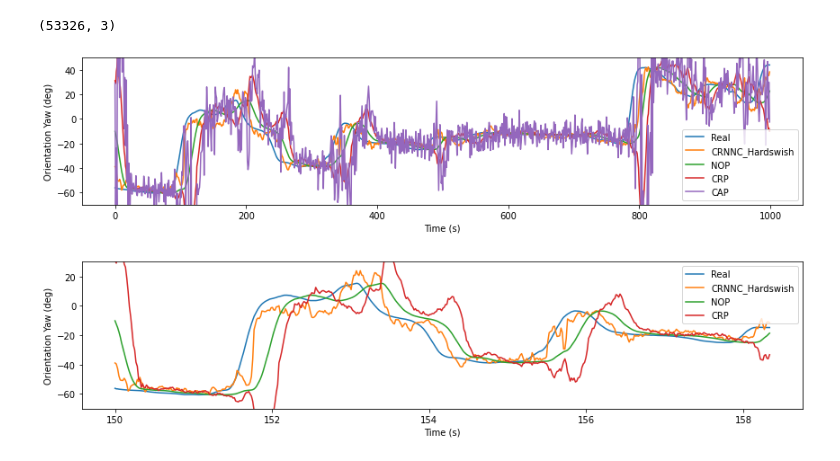
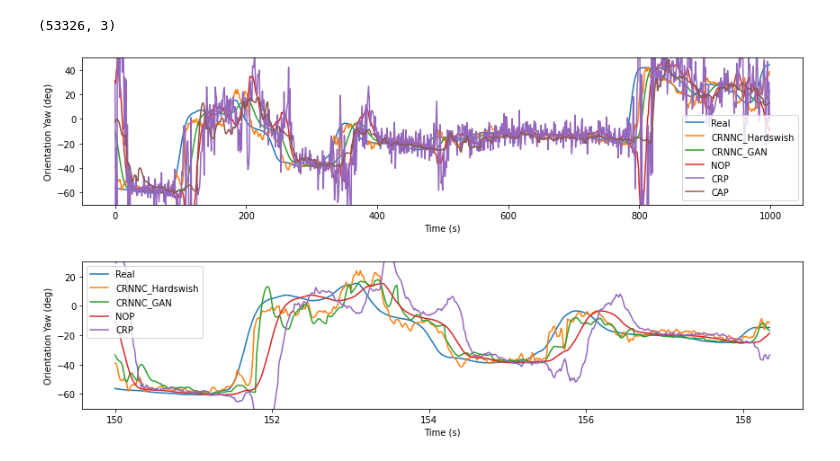
Before and after one commit to Kitsunetic/head-project, a Jupyter notebook: 1220 최종발표 준비.ipynb, the cells around one changed output. Saved outputs shown, nothing was run; the diff lists cells and outputs as text; code cells hidden in the pictures.

```diff
--- a/1220 최종발표 준비.ipynb
+++ b/1220 최종발표 준비.ipynb
@@ -124,4 +124,5 @@ plt.show()
 P = np.load('results4/0014-CRNNC_Hardswish-win_120-epoch_50-batch_size_256/result-P.npy')
 X = np.load('results4/0014-CRNNC_Hardswish-win_120-epoch_50-batch_size_256/result-X.npy')[:, -1, :3]
 Y = np.load('results4/0014-CRNNC_Hardswish-win_120-epoch_50-batch_size_256/result-Y.npy')
+G = np.load('results4_gan/0002/data-epoch141.npz')['P']
 # %%
@@ -156,30 +157,32 @@ plt.plot(P[s:t, 0])
 plt.plot(X[s:t, 0])
 plt.plot(CRP[s:t, 0])
 plt.plot(CAP[s:t, 0])
-plt.legend(['Real', 'CRNNC_Hardswish', 'NOP', 'CRP', 'CAP'])
+plt.plot(G[s:t, 0])
+plt.legend(['Real', 'CRNNC_Hardswish', 'CRNNC_GAN', 'NOP', 'CRP', 'CAP'])
 plt.ylabel('Orientation Yaw (deg)')
 plt.xlabel('Time (s)')
 plt.ylim(-70, 50)
 plt.tight_layout()
 plt.show()
 # %% [output]
-[figure, old version]
+[figure, new version]
 # %%
 s = 9000
 t = 9500
 T = np.linspace(s / 60, t / 60, t-s)
 
 plt.figure(figsize=(12, 3))
 plt.plot(T, Y[s:t, 0])
 plt.plot(T, P[s:t, 0])
+plt.plot(T, G[s+18:t+18, 0])
 plt.plot(T, X[s:t, 0])
 plt.plot(T, CRP[s:t, 0])
-plt.legend(['Real', 'CRNNC_Hardswish', 'NOP', 'CRP'])
+plt.legend(['Real', 'CRNNC_Hardswish', 'CRNNC_GAN', 'NOP', 'CRP'])
 plt.ylabel('Orientation Yaw (deg)')
 plt.xlabel('Time (s)')
 plt.ylim(-70, 30)
 plt.tight_layout()
 plt.savefig('temp/test3.png')
 plt.show()
 # %% [output]
-[figure, old version]
+[figure, new version]
```
Also changed, not shown: parts of 1 cell of this notebook, 5 other files.
